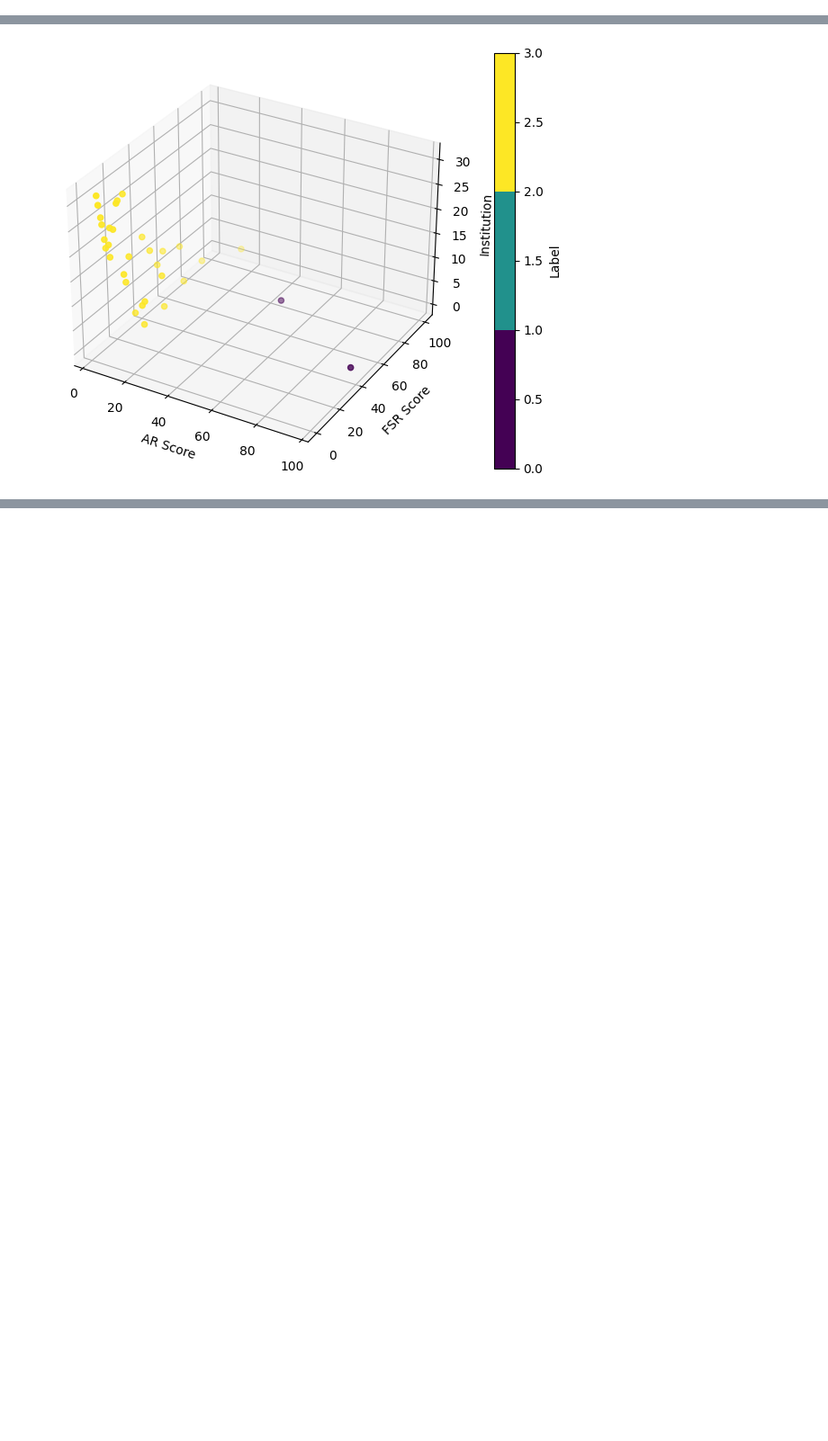
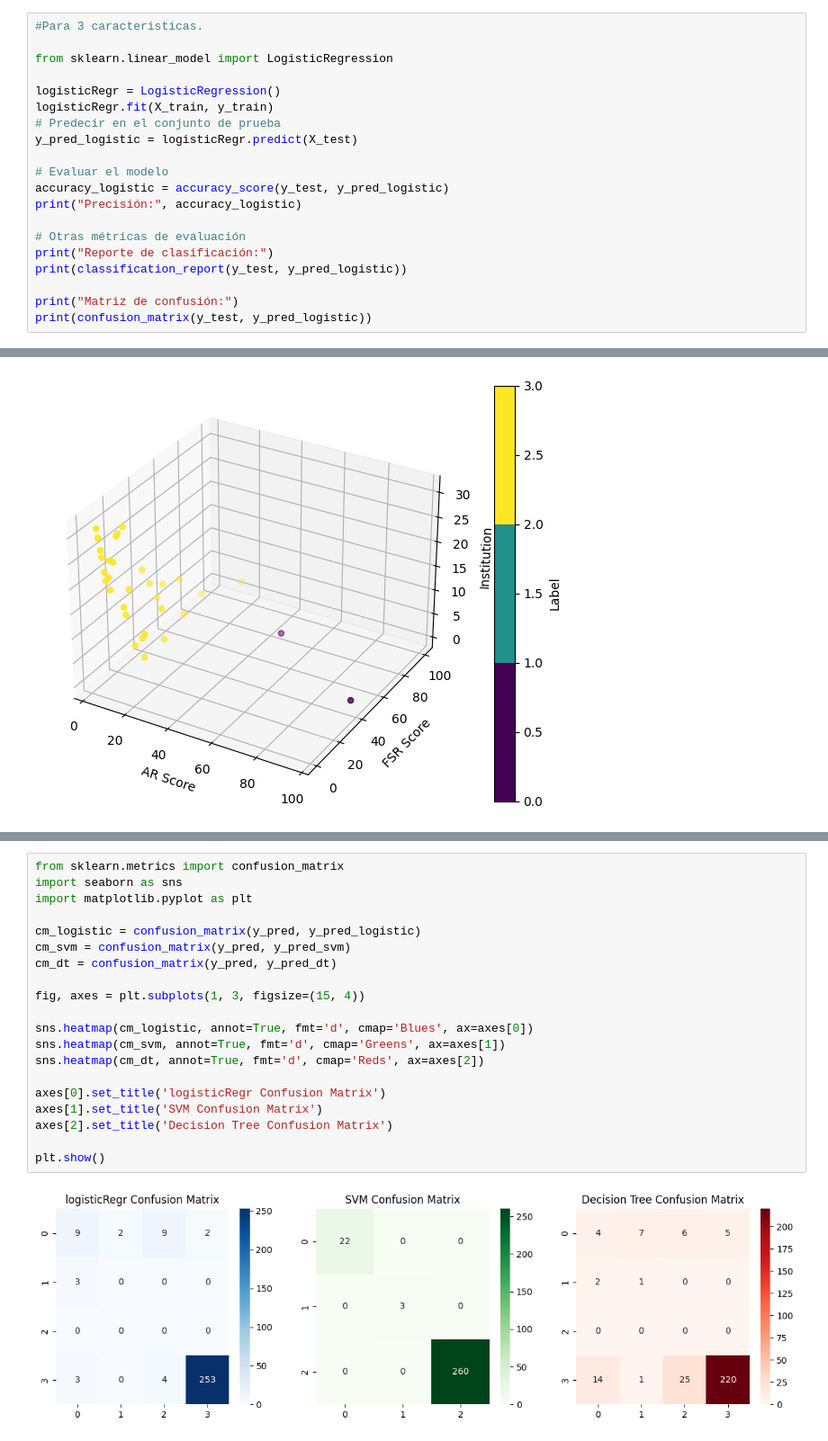
Before and after one commit to SekDak12/Proyecto-Ciencia, a Jupyter notebook: Proyecto.ipynb, the cells around one changed output, grey strips where cells are left out. Shown at 90% size. Saved outputs shown, nothing was run; the diff lists cells and outputs as text; blank space fills up the shorter version.

```diff
--- a/Proyecto.ipynb
+++ b/Proyecto.ipynb
@@ -543,0 +401,20 @@ dfclean
+# %%
+#Para 3 caracteristicas.
+
+from sklearn.linear_model import LogisticRegression
+
+logisticRegr = LogisticRegression()
+logisticRegr.fit(X_train, y_train)
+# Predecir en el conjunto de prueba
+y_pred_logistic = logisticRegr.predict(X_test)
+
+# Evaluar el modelo
+accuracy_logistic = accuracy_score(y_test, y_pred_logistic)
+print("Precisión:", accuracy_logistic)
+
+# Otras métricas de evaluación
+print("Reporte de clasificación:")
+print(classification_report(y_test, y_pred_logistic))
+
+print("Matriz de confusión:")
+print(confusion_matrix(y_test, y_pred_logistic))
@@ -996,0 +982,22 @@ plt.show()
+# %%
+from sklearn.metrics import confusion_matrix
+import seaborn as sns
+import matplotlib.pyplot as plt
+
+cm_logistic = confusion_matrix(y_pred, y_pred_logistic)
+cm_svm = confusion_matrix(y_pred, y_pred_svm)
+cm_dt = confusion_matrix(y_pred, y_pred_dt)
+
+fig, axes = plt.subplots(1, 3, figsize=(15, 4))
+
+sns.heatmap(cm_logistic, annot=True, fmt='d', cmap='Blues', ax=axes[0])
+sns.heatmap(cm_svm, annot=True, fmt='d', cmap='Greens', ax=axes[1])
+sns.heatmap(cm_dt, annot=True, fmt='d', cmap='Reds', ax=axes[2])
+
+axes[0].set_title('logisticRegr Confusion Matrix')
+axes[1].set_title('SVM Confusion Matrix')
+axes[2].set_title('Decision Tree Confusion Matrix')
+
+plt.show()
+# %% [output]
+[figure, added]
```
Also changed, not shown: parts of 44 cells of this notebook.
